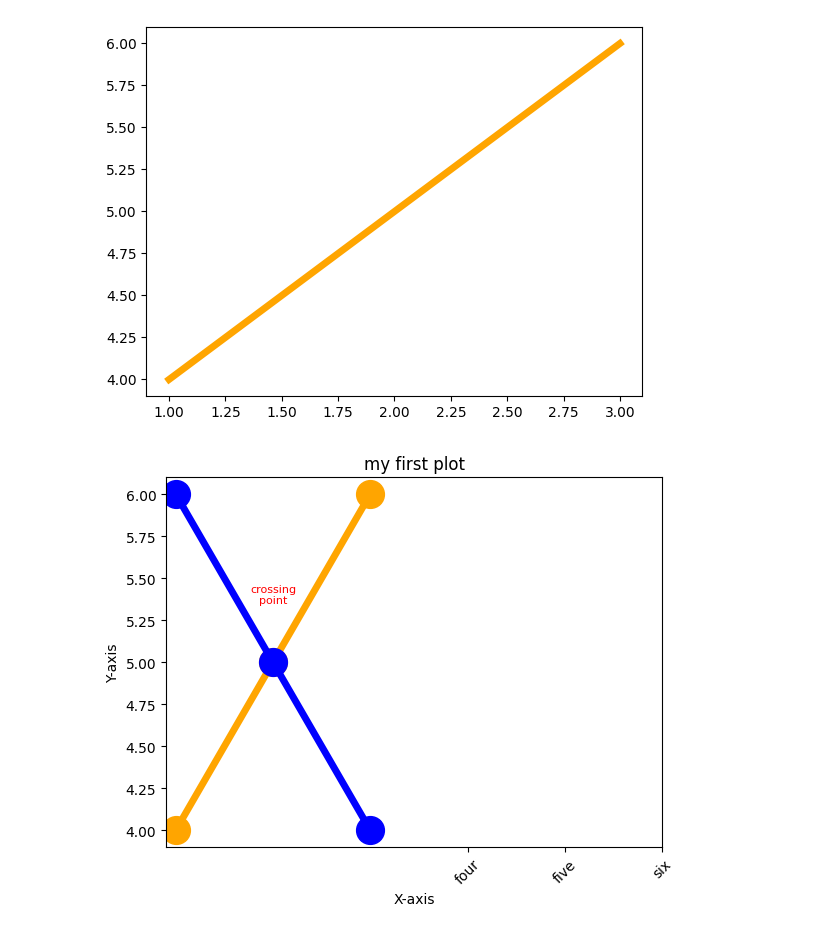
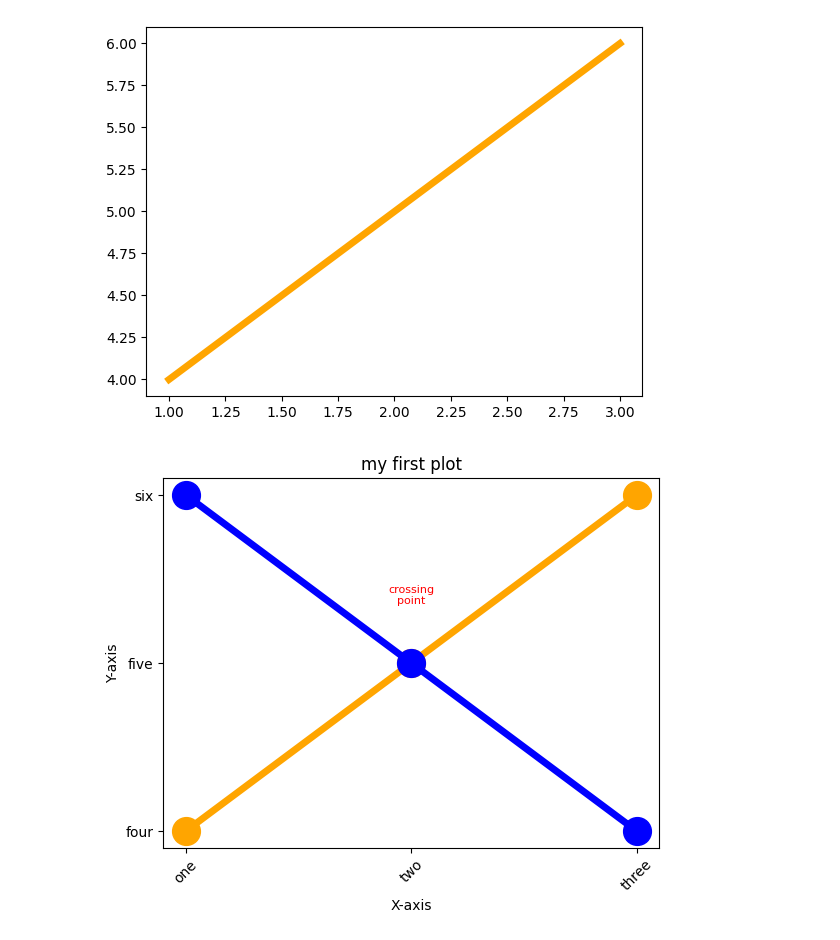
Before and after one commit to avichal077/python-data-science, a Jupyter notebook: numpy.ipynb, the cells around one changed output. Cells and saved outputs as stored; diff of their text form; code cells hidden in the pictures.

```diff
--- a/numpy.ipynb
+++ b/numpy.ipynb
@@ -236,13 +236,13 @@ plt.plot([1,2,3],[4,5,6],linewidth=5,color ='orange' )
 # %%
 plt.plot([1,2,3],[4,5,6],linewidth=5,color ='orange',marker ='o',markersize =20 )
 plt.plot([1,2,3],[6,5,4],linewidth=5,color ='blue',marker ='o',markersize =20 )
 plt.xticks([1,2,3],['one','two','three'],rotation=45)
-plt.xticks([4,5,6],['four','five','six'])
+plt.yticks([4,5,6],['four','five','six'])
 plt.title('my first plot')
 plt.xlabel('X-axis')
 plt.ylabel('Y-axis')
 plt.text(x =2 , y =5.35,
          s = 'crossing\npoint',fontsize = 8, color='red',horizontalalignment ='center')
 plt.show()
 # %% [output]
-[figure, old version]
+[figure, new version]
```
